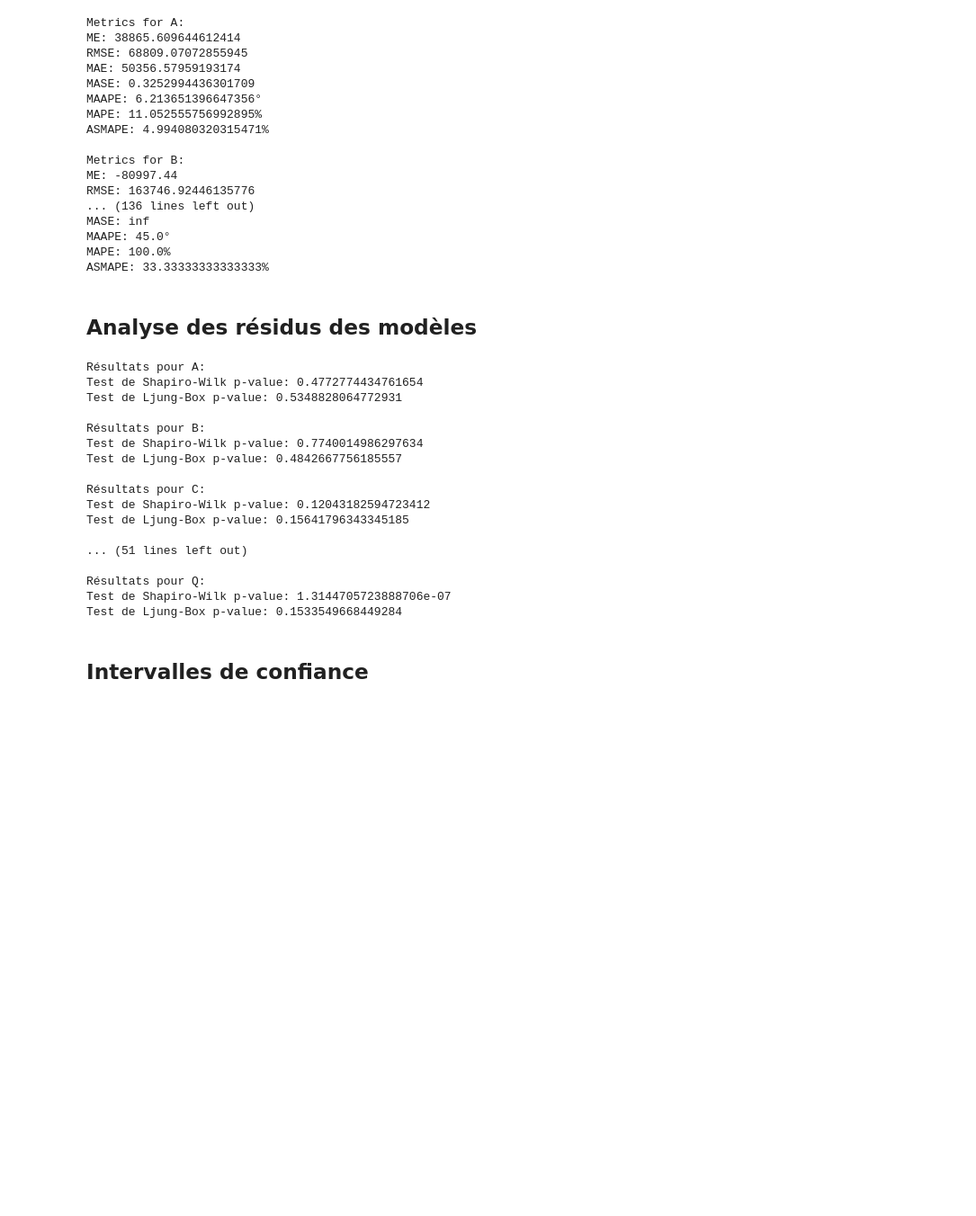
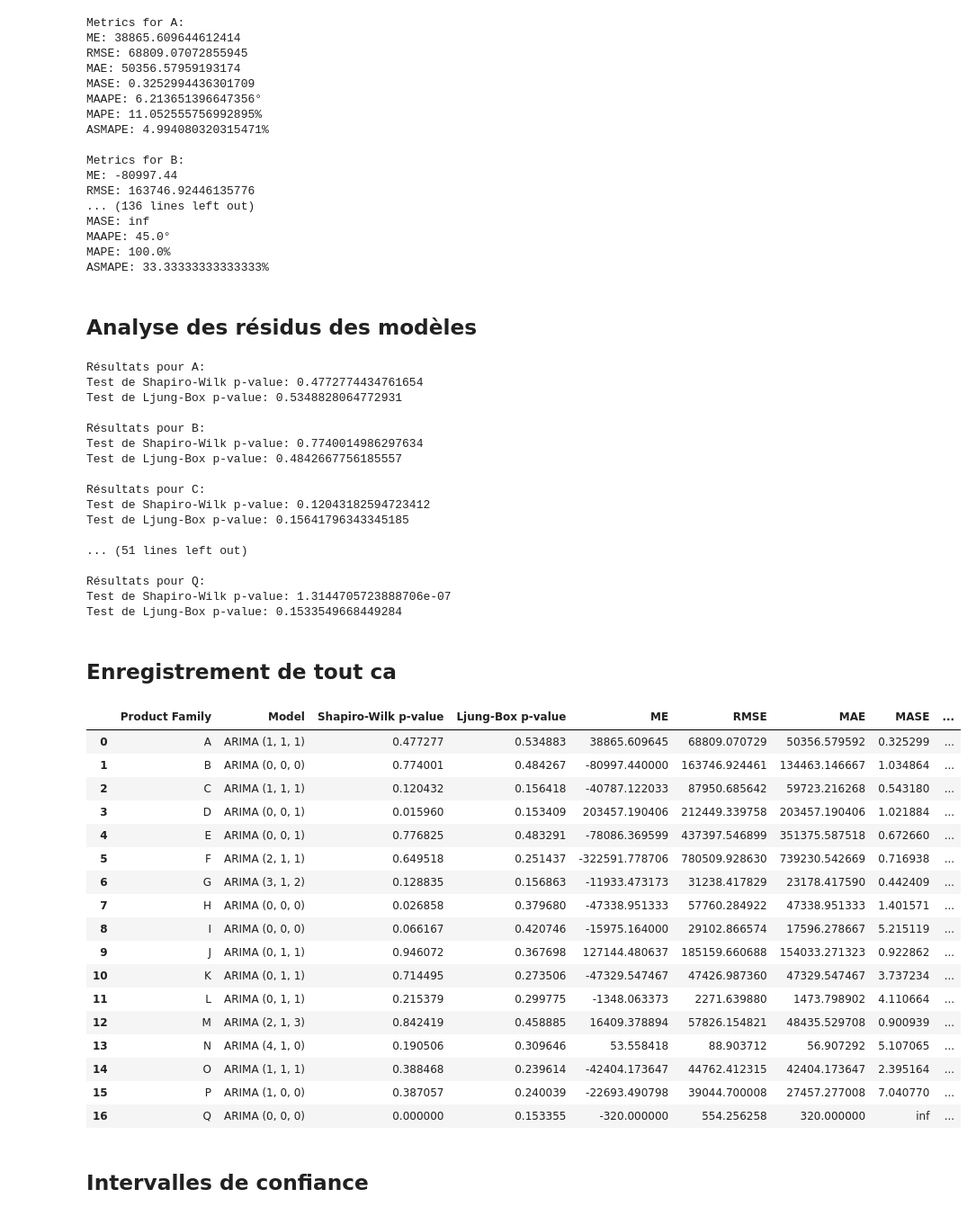
Before and after one commit to Yannickdla/MS-EBDE-UTT-23-Prof-thesis, a Jupyter notebook: Code/Modeling/Etudes de Modelisation 3 baseline models.ipynb, the cells around one changed output. Shown: that part at 90% size. Cells and saved outputs as stored; diff of their text form; code cells hidden in the pictures; blank space fills up the shorter version.

Commit message:
métriques en df dans les arima

```diff
--- a/Code/Modeling/Etudes de Modelisation 3 baseline models.ipynb
+++ b/Code/Modeling/Etudes de Modelisation 3 baseline models.ipynb
@@ -197,7 +197,7 @@ def maape(actual, forecast):
     return maape
 
 # Créer un dictionnaire pour stocker les métriques
-metrics = {}
+metricsErrors = {}
 n = 3
 # Parcourir chaque modèle ajusté
 for col, model in best_models.items():
@@ -228,7 +228,7 @@ for col, model in best_models.items():
     else:
         mase = None
     # Enregistrer les métriques
-    metrics[col] = {
+    metricsErrors[col] = {
         "ME":me,
         "RMSE":rmse,
         "MAE":mae,
@@ -239,18 +239,18 @@ for col, model in best_models.items():
     }
 
 # Afficher les métriques pour chaque série
-for col, metric in metrics.items():
+for col, metricsErrors in metricsErrors.items():
     print(f"\nMetrics for {col}:")
 
-    print(f"ME: {metric['ME']}")
-    print(f"RMSE: {metric['RMSE']}")
-    print(f"MAE: {metric['MAE']}")
-    print(f"MASE: {metric['MASE']}")
+    print(f"ME: {metricsErrors['ME']}")
+    print(f"RMSE: {metricsErrors['RMSE']}")
+    print(f"MAE: {metricsErrors['MAE']}")
+    print(f"MASE: {metricsErrors['MASE']}")
 
 
-    print(f"MAAPE: {metric['MAAPE']}°")
-    print(f"MAPE: {metric['MAPE']}%")
-    print(f"ASMAPE: {metric['ASMAPE']}%")
+    print(f"MAAPE: {metricsErrors['MAAPE']}°")
+    print(f"MAPE: {metricsErrors['MAPE']}%")
+    print(f"ASMAPE: {metricsErrors['ASMAPE']}%")
 # %% [output]
 Metrics for A:
 ME: 38865.609644612414
@@ -331,3 +331,5 @@ Test de Ljung-Box p-value: 0.15641796343345185
 Résultats pour Q:
 Test de Shapiro-Wilk p-value: 1.3144705723888706e-07
 Test de Ljung-Box p-value: 0.1533549668449284
+# %% [markdown]
+## Enregistrement de tout ca
@@ -334,3 +420,24 @@ Test de Ljung-Box p-value: 0.1533549668449284
+# %%
+results_df.style.set_properties(**{"border": "1.5px solid #ffffff"})#, "color": "green"})#, 'background-color': '#ccffff'})
+# %% [output]
+|  | Product Family | Model | Shapiro-Wilk p-value | Ljung-Box p-value | ME | RMSE | MAE | MASE | ... |
+| 0 | A | ARIMA (1, 1, 1) | 0.477277 | 0.534883 | 38865.609645 | 68809.070729 | 50356.579592 | 0.325299 | ... |
+| 1 | B | ARIMA (0, 0, 0) | 0.774001 | 0.484267 | -80997.440000 | 163746.924461 | 134463.146667 | 1.034864 | ... |
+| 2 | C | ARIMA (1, 1, 1) | 0.120432 | 0.156418 | -40787.122033 | 87950.685642 | 59723.216268 | 0.543180 | ... |
+| 3 | D | ARIMA (0, 0, 1) | 0.015960 | 0.153409 | 203457.190406 | 212449.339758 | 203457.190406 | 1.021884 | ... |
+| 4 | E | ARIMA (0, 0, 1) | 0.776825 | 0.483291 | -78086.369599 | 437397.546899 | 351375.587518 | 0.672660 | ... |
+| 5 | F | ARIMA (2, 1, 1) | 0.649518 | 0.251437 | -322591.778706 | 780509.928630 | 739230.542669 | 0.716938 | ... |
+| 6 | G | ARIMA (3, 1, 2) | 0.128835 | 0.156863 | -11933.473173 | 31238.417829 | 23178.417590 | 0.442409 | ... |
+| 7 | H | ARIMA (0, 0, 0) | 0.026858 | 0.379680 | -47338.951333 | 57760.284922 | 47338.951333 | 1.401571 | ... |
+| 8 | I | ARIMA (0, 0, 0) | 0.066167 | 0.420746 | -15975.164000 | 29102.866574 | 17596.278667 | 5.215119 | ... |
+| 9 | J | ARIMA (0, 1, 1) | 0.946072 | 0.367698 | 127144.480637 | 185159.660688 | 154033.271323 | 0.922862 | ... |
+| 10 | K | ARIMA (0, 1, 1) | 0.714495 | 0.273506 | -47329.547467 | 47426.987360 | 47329.547467 | 3.737234 | ... |
+| 11 | L | ARIMA (0, 1, 1) | 0.215379 | 0.299775 | -1348.063373 | 2271.639880 | 1473.798902 | 4.110664 | ... |
+| 12 | M | ARIMA (2, 1, 3) | 0.842419 | 0.458885 | 16409.378894 | 57826.154821 | 48435.529708 | 0.900939 | ... |
+| 13 | N | ARIMA (4, 1, 0) | 0.190506 | 0.309646 | 53.558418 | 88.903712 | 56.907292 | 5.107065 | ... |
+| 14 | O | ARIMA (1, 1, 1) | 0.388468 | 0.239614 | -42404.173647 | 44762.412315 | 42404.173647 | 2.395164 | ... |
+| 15 | P | ARIMA (1, 0, 0) | 0.387057 | 0.240039 | -22693.490798 | 39044.700008 | 27457.277008 | 7.040770 | ... |
+| 16 | Q | ARIMA (0, 0, 0) | 0.000000 | 0.153355 | -320.000000 | 554.256258 | 320.000000 | inf | ... |
 # %% [markdown]
 ## Intervalles de confiance
 # %%
```
Also changed, not shown: parts of 3 cells of this notebook, 1 other file.
